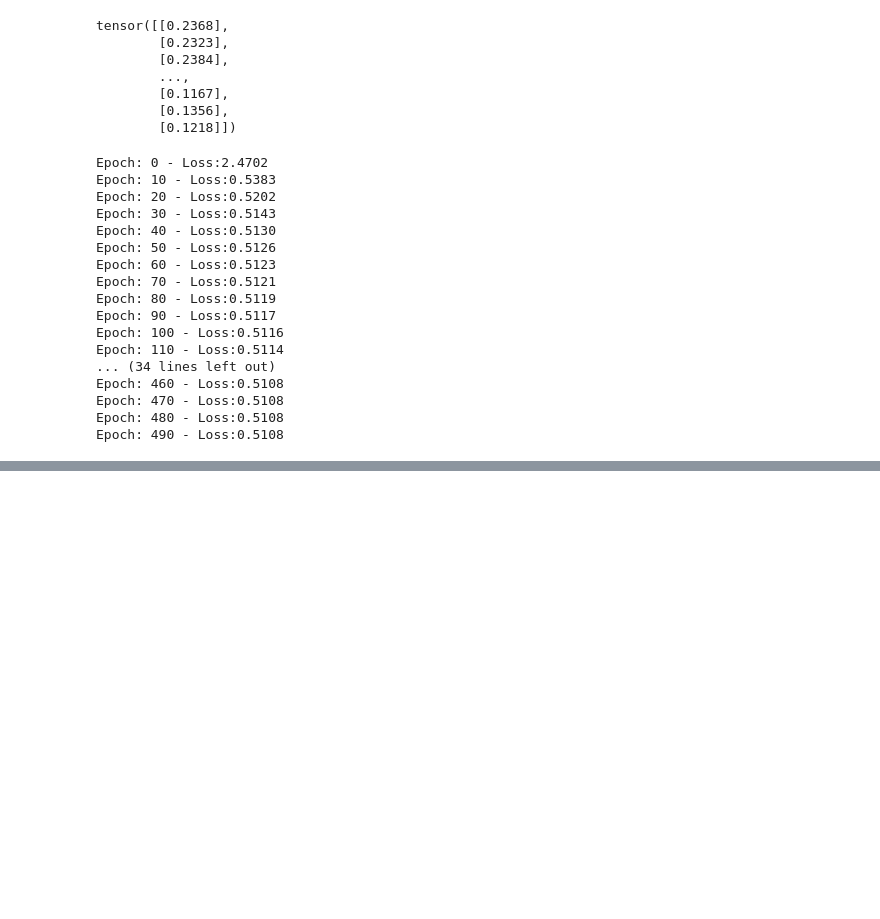
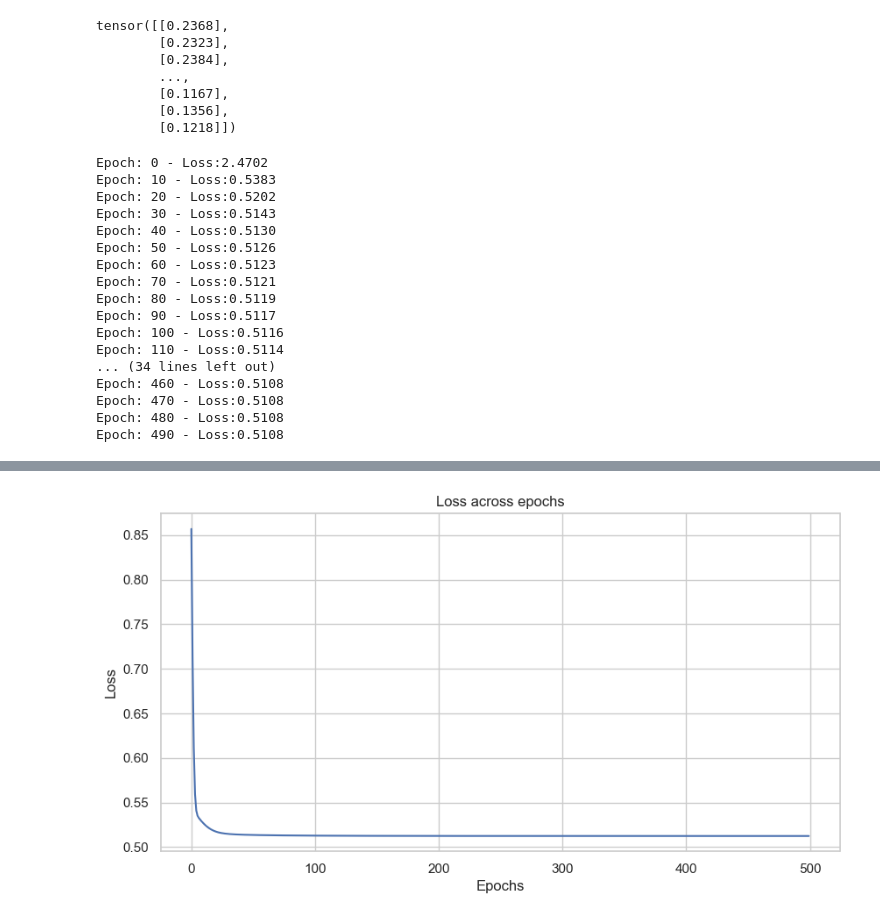
Before and after one commit to Ashraf-Khabar/Mean-time-to-predict-the-Occupation-Of-Trains, a Jupyter notebook: Torch Model Training/NN Training.ipynb, the cells around one changed output, grey strips where cells are left out. Cells and saved outputs as stored; diff of their text form; code cells hidden in the pictures; blank space fills up the shorter version.

```diff
--- a/Torch Model Training/NN Training.ipynb
+++ b/Torch Model Training/NN Training.ipynb
@@ -743,3 +753,14 @@ print(predictions)
 predictions_df = pd.DataFrame({'Predictions': predictions.numpy().flatten()})
 predictions_df.index = predictions_df.index + 1
 predictions_df.to_csv('predictions_RegL2.csv', index=True)
+# %%
+num_epochs = 500
+batch_size= 128
+lambda_L1 = 0.0001 #Enabled L1
+weight_decay =0.001 #Enabled L2
+model = LinearR(9, 1)
+loss_function = nn.BCELoss()
+# %%
+adam_optimizer = torch.optim.Adam(model.parameters(), lr= 0.001, weight_decay=weight_decay)
+# %%
+adam_loss = train_network(model,adam_optimizer,loss_function ,num_epochs,batch_size,X_train,y,lambda_L1=lambda_L1)
@@ -745,0 +785,9 @@ predictions_df.to_csv('predictions_RegL2.csv', index=True)
+# %%
+plt.figure(figsize=(10, 5))
+plt.plot(adam_loss)
+plt.title('Loss across epochs')
+plt.ylabel('Loss')
+plt.xlabel('Epochs')
+plt.show()
+# %% [output]
+[figure, added]
```
Also changed, not shown: parts of 5 cells of this notebook, 2 other files.
